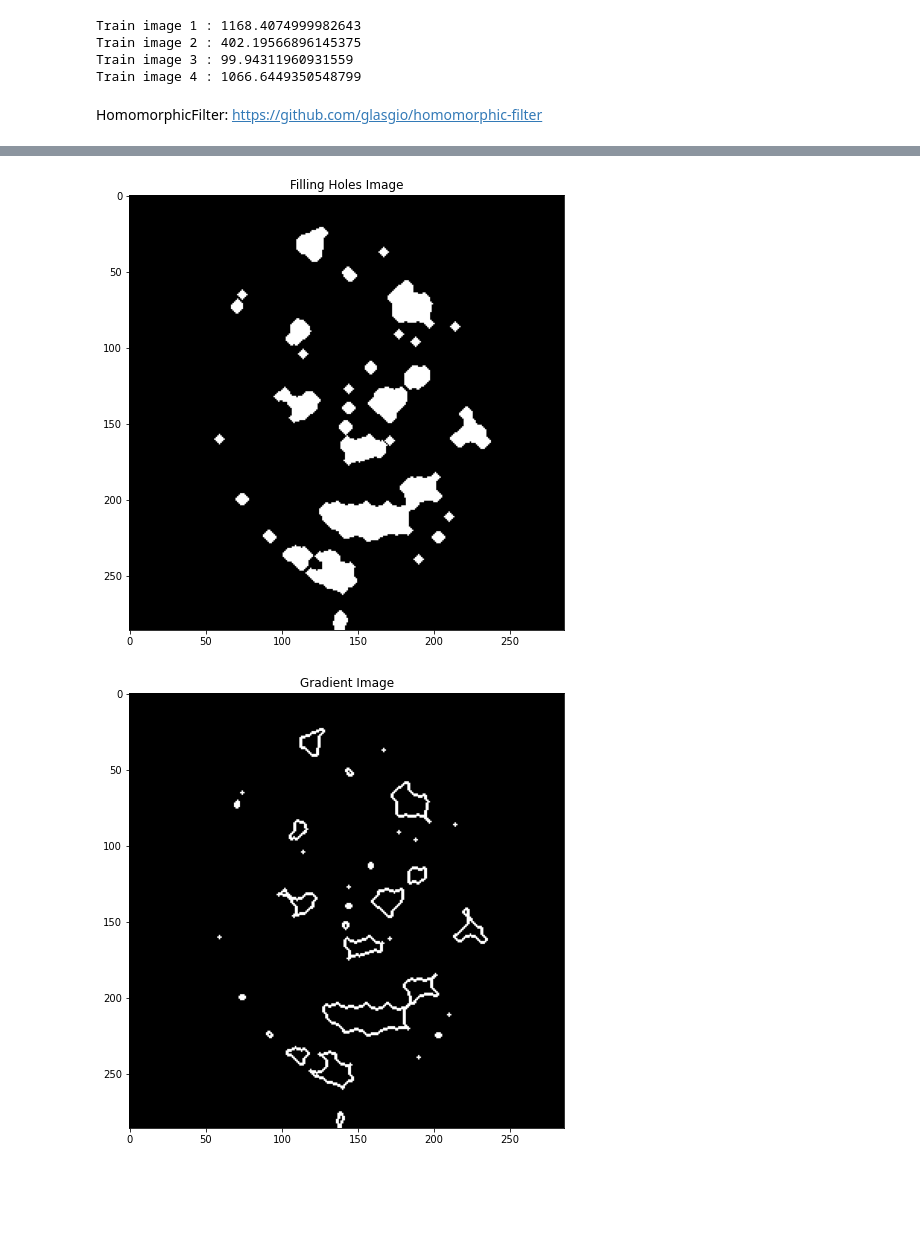
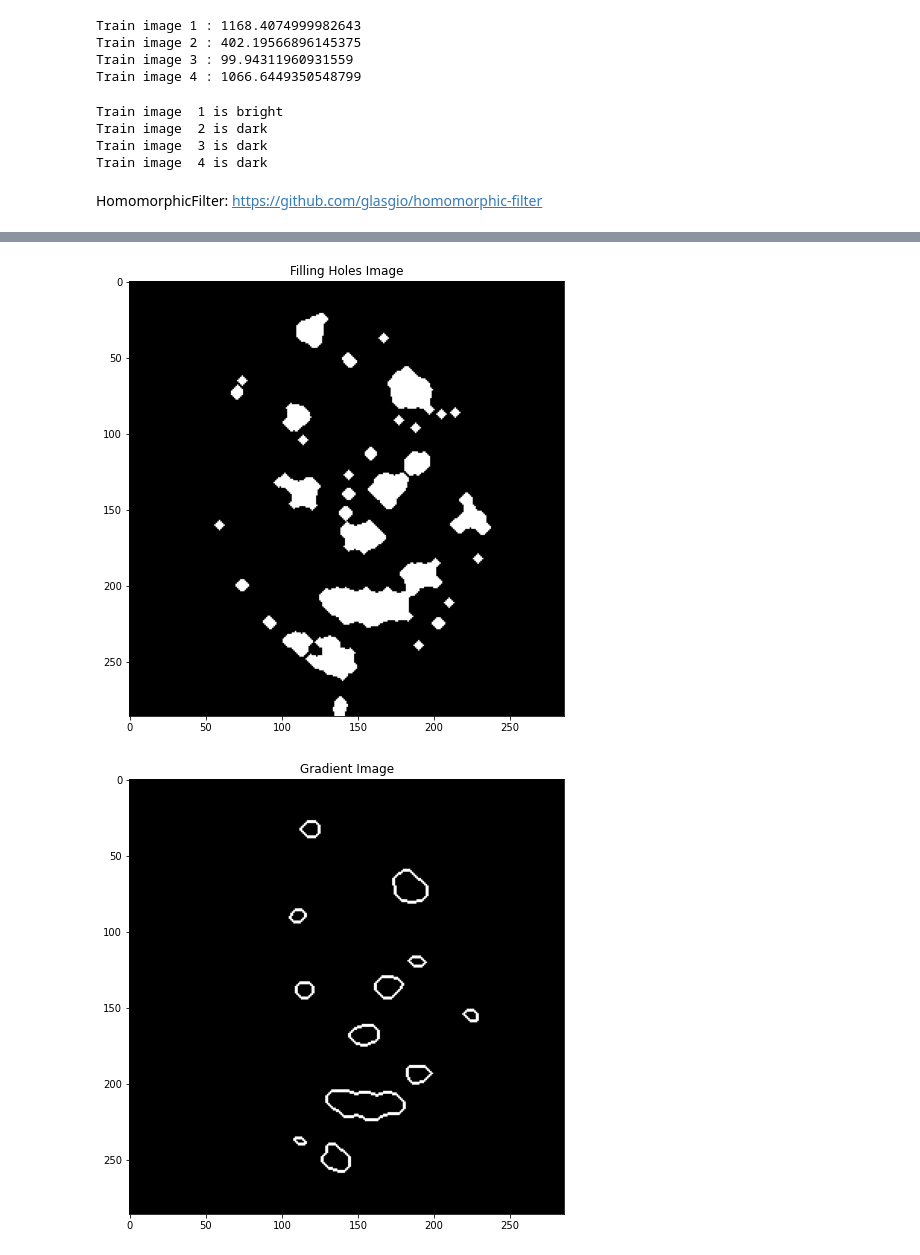
Before and after one commit to yildizyakup/plant-disease-detection, a Jupyter notebook: main.ipynb, the cells around one changed output, grey strips where cells are left out. Saved outputs shown, nothing was run; the diff lists cells and outputs as text; code cells hidden in the pictures; blank space fills up the shorter version.

```diff
--- a/main.ipynb
+++ b/main.ipynb
@@ -55,3 +47,39 @@ Train image 4 : 1066.6449350548799
+# %%
+for i in range(len(train_images)):
+
+  if np.mean(train_images[i]) > 127:  # The range for a pixel's value in grayscale is (0-255), 127 lies midway
+    print("Train image ", i+1, "is bright") # (127 - 255) denotes light image
+  else:
+    print("Train image ", i+1, "is dark") # denotes dark image
+# %% [output]
+Train image  1 is bright
+Train image  2 is dark
+Train image  3 is dark
+Train image  4 is dark
+# %%
+def remove_lines(image):
+    # Create diagonal kernel
+  kernel_1 = np.array([[0, 0, 1],
+                      [0, 1, 0],
+                      [1, 0, 0]], dtype=np.uint8)
+
+  kernel_2 = np.array([[0, 1, 0],
+                      [0, 1, 0],
+                      [0, 1, 0]], dtype=np.uint8)
+
+  kernel_3 = np.array([[1, 0, 0],
+                      [0, 1, 0],
+                      [0, 0, 1]], dtype=np.uint8)
+
+  kernel_4 = np.array([[0, 0, 0],
+                      [1, 1, 1],
+                      [0, 0, 0]], dtype=np.uint8)
+
+  kernel = [kernel_1,kernel_2,kernel_3,kernel_4]
+  for i in range (len(kernel)):
+    image = cv.morphologyEx(image, cv.MORPH_OPEN, kernel[i], iterations=2)
+
+  return image
 # %% [markdown]
 HomomorphicFilter: https://github.com/glasgio/homomorphic-filter
 # %%
@@ -155,8 +176,9 @@ def is_contour_bad(c):
 # %%
 image_copy = train_images[1].copy()
-#image_copy = test_images[0].copy()
+#image_copy = test_images[3].copy()
+
 laplacian_var = cv.Laplacian(image_copy,cv.CV_64F).var()
-homo_filter = HomomorphicFilter(a = 0.96, b = 1)
+homo_filter = HomomorphicFilter(a = 0.9615, b = 1)
 homo_filtered = homo_filter.filter(I=image_copy, filter_params=[30,2])
 if laplacian_var < 500:
   kernel = np.array([[-1,-1, -1],
@@ -175,7 +197,7 @@ plt.imshow(median,cmap = 'gray')
 plt.show()
 
 #_,th = cv.threshold(median,0,255,cv.THRESH_BINARY_INV + cv.THRESH_OTSU)
-_,th = cv.threshold(median,155,255,cv.THRESH_BINARY)
+_,th = cv.threshold(median,154,255,cv.THRESH_BINARY)
 #th = cv.adaptiveThreshold(blur, 255,cv.ADAPTIVE_THRESH_GAUSSIAN_C, cv.THRESH_BINARY_INV, 21,10)
 
 plt.figure(figsize = (13,8))
@@ -196,9 +218,11 @@ dilation = cv.dilate(th,kernel3x3,iterations = 1)
 opening = cv.morphologyEx(th, cv.MORPH_OPEN, kernel3x3)
 median = cv.medianBlur(opening,3)
 closing = cv.morphologyEx(median, cv.MORPH_CLOSE, kernel13x13)
-gradient = cv.morphologyEx(closing, cv.MORPH_GRADIENT, kernel3x3)
+lines = remove_lines(closing)
+gradient = cv.morphologyEx(lines, cv.MORPH_GRADIENT, kernel3x3)
 fillingholes = cv.dilate(closing,kernel3x3,iterations = 3)
 contours, hierarchy = cv.findContours(image=gradient, mode=cv.RETR_TREE, method=cv.CHAIN_APPROX_NONE)
+
 cv.drawContours(image=image_copy, contours=contours, contourIdx=-1, color=(0, 255, 0), thickness=1, lineType=cv.LINE_AA)
 
 
@@ -246,2 +270,2 @@ plt.show()
-[figure, old version]
+[figure, new version]
-[figure, old version]
+[figure, new version]
```
Also changed, not shown: parts of 5 cells of this notebook.
